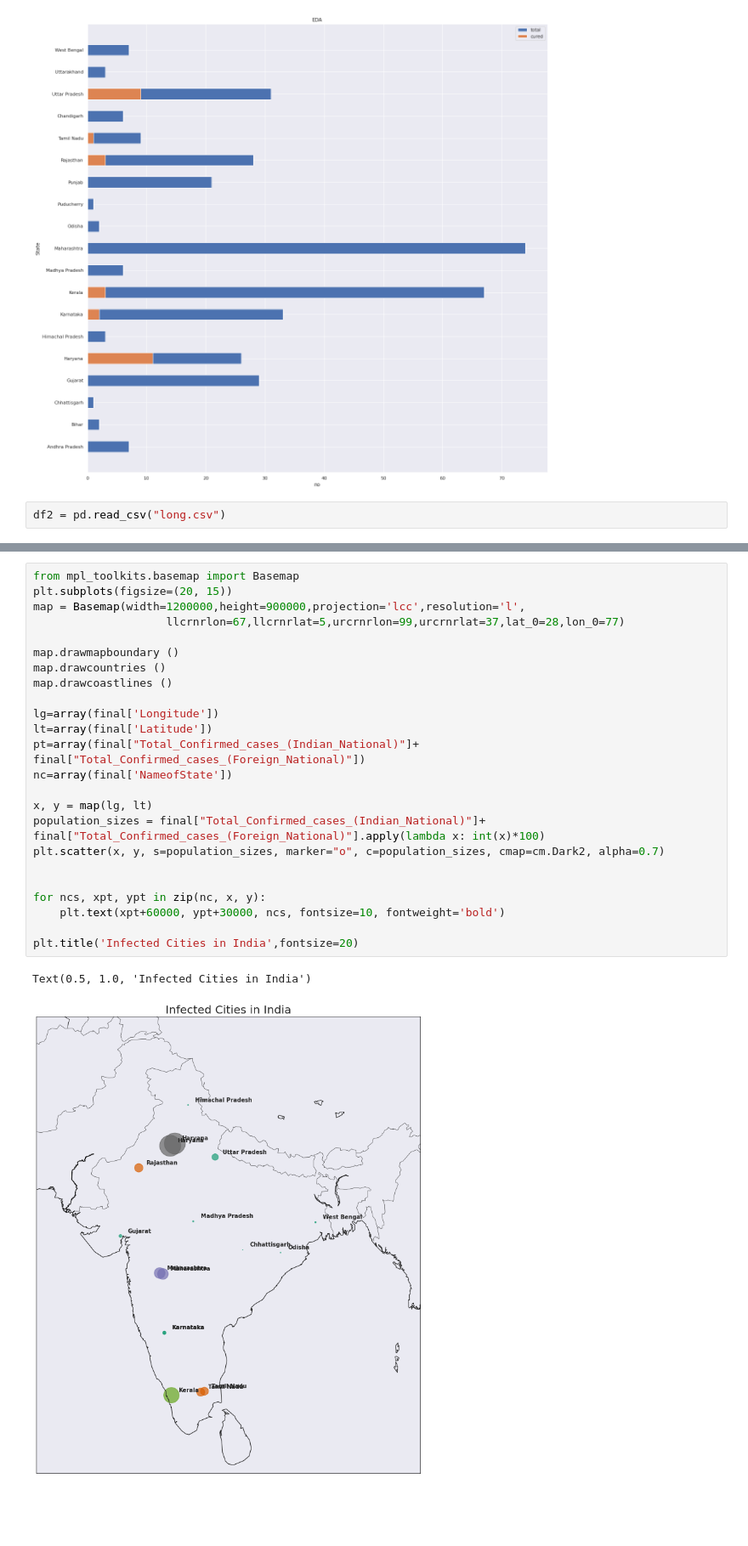
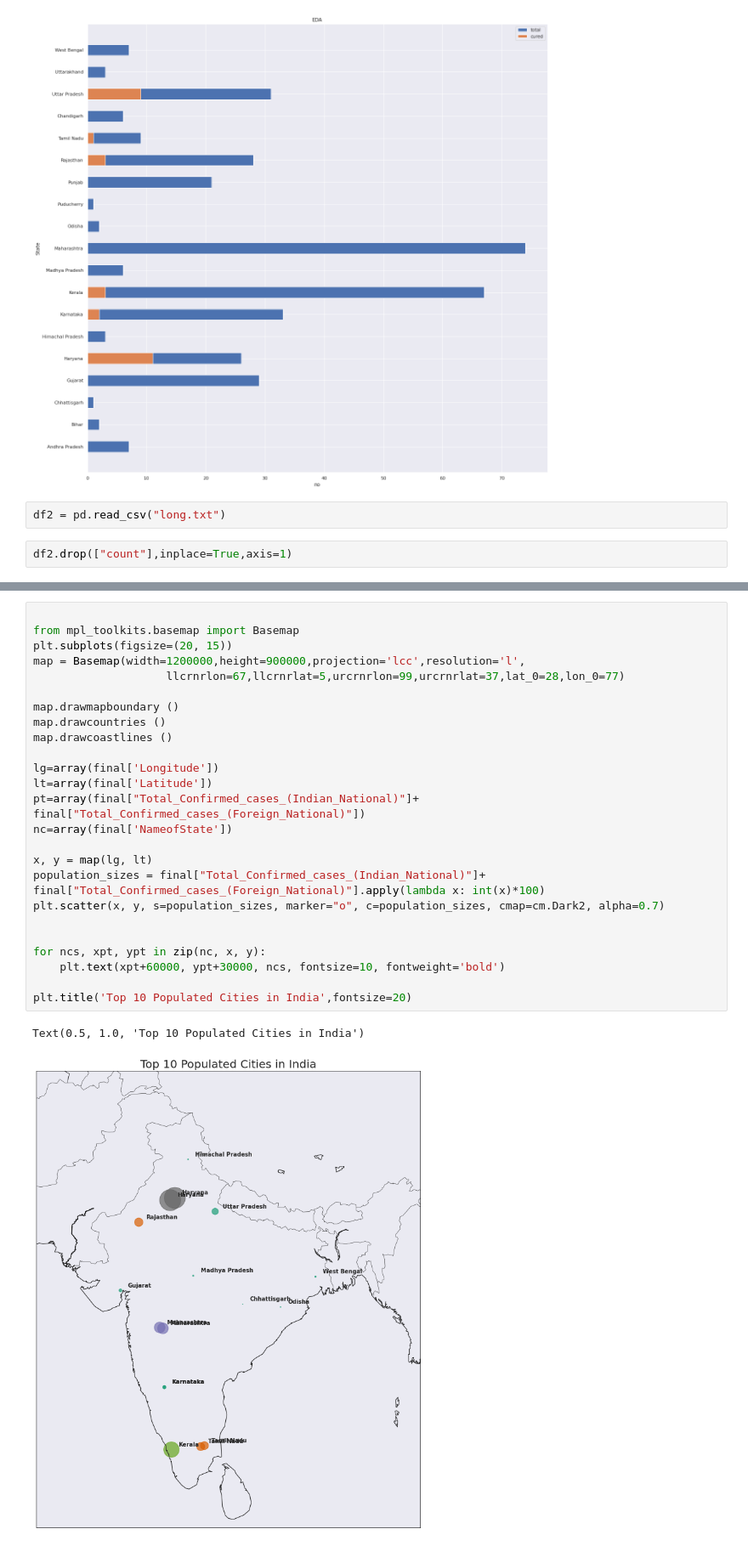
Before and after one commit to Govindskatyura/COVID_19_live_DATA, a Jupyter notebook: plotly.ipynb, the cells around one changed output, grey strips where cells are left out. Shown at 85% size. Drawn from its saved outputs; the diff is of its cells as text; blank space fills up the shorter version.

```diff
--- a/plotly.ipynb
+++ b/plotly.ipynb
@@ -132,4 +176,6 @@ plt.legend()
 <matplotlib.legend.Legend at 0x...>
 [figure]
 # %%
-df2 = pd.read_csv("long.csv")
+df2 = pd.read_csv("long.txt")
+# %%
+df2.drop(["count"],inplace=True,axis=1)
@@ -164,28 +241,29 @@ df2.columns = ['NameofState', 'Latitude', 'Longitude']
 final = pd.merge(df, df2, on='NameofState')
 # %%
+
 from mpl_toolkits.basemap import Basemap
 plt.subplots(figsize=(20, 15))
 map = Basemap(width=1200000,height=900000,projection='lcc',resolution='l',
                     llcrnrlon=67,llcrnrlat=5,urcrnrlon=99,urcrnrlat=37,lat_0=28,lon_0=77)
 
 map.drawmapboundary ()
 map.drawcountries ()
 map.drawcoastlines ()
 
 lg=array(final['Longitude'])
 lt=array(final['Latitude'])
 pt=array(final["Total_Confirmed_cases_(Indian_National)"]+ final["Total_Confirmed_cases_(Foreign_National)"])
 nc=array(final['NameofState'])
 
 x, y = map(lg, lt)
 population_sizes = final["Total_Confirmed_cases_(Indian_National)"]+ final["Total_Confirmed_cases_(Foreign_National)"].apply(lambda x: int(x)*100)
 plt.scatter(x, y, s=population_sizes, marker="o", c=population_sizes, cmap=cm.Dark2, alpha=0.7)
 
 
 for ncs, xpt, ypt in zip(nc, x, y):
     plt.text(xpt+60000, ypt+30000, ncs, fontsize=10, fontweight='bold')
 
-plt.title('Infected Cities in India',fontsize=20)
+plt.title('Top 10 Populated Cities in India',fontsize=20)
 # %% [output]
-Text(0.5, 1.0, 'Infected Cities in India')
+Text(0.5, 1.0, 'Top 10 Populated Cities in India')
-[figure, old version]
+[figure, new version]
```
Also changed, not shown: parts of 15 cells of this notebook.
